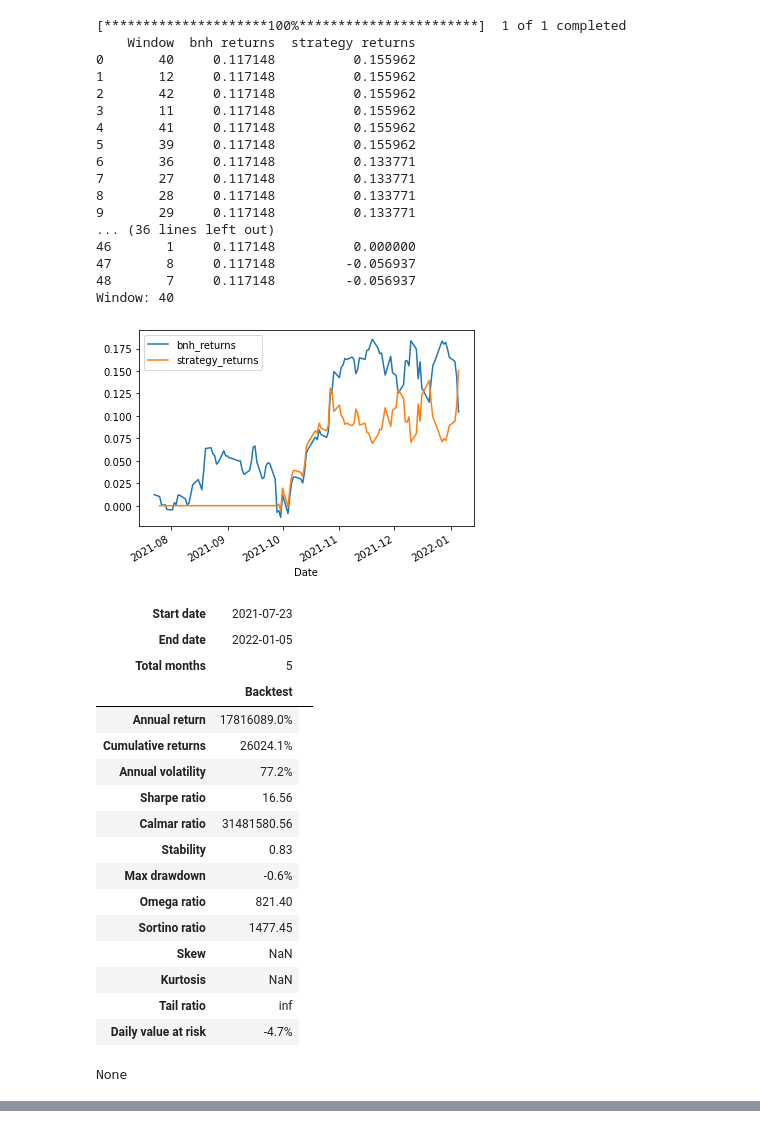
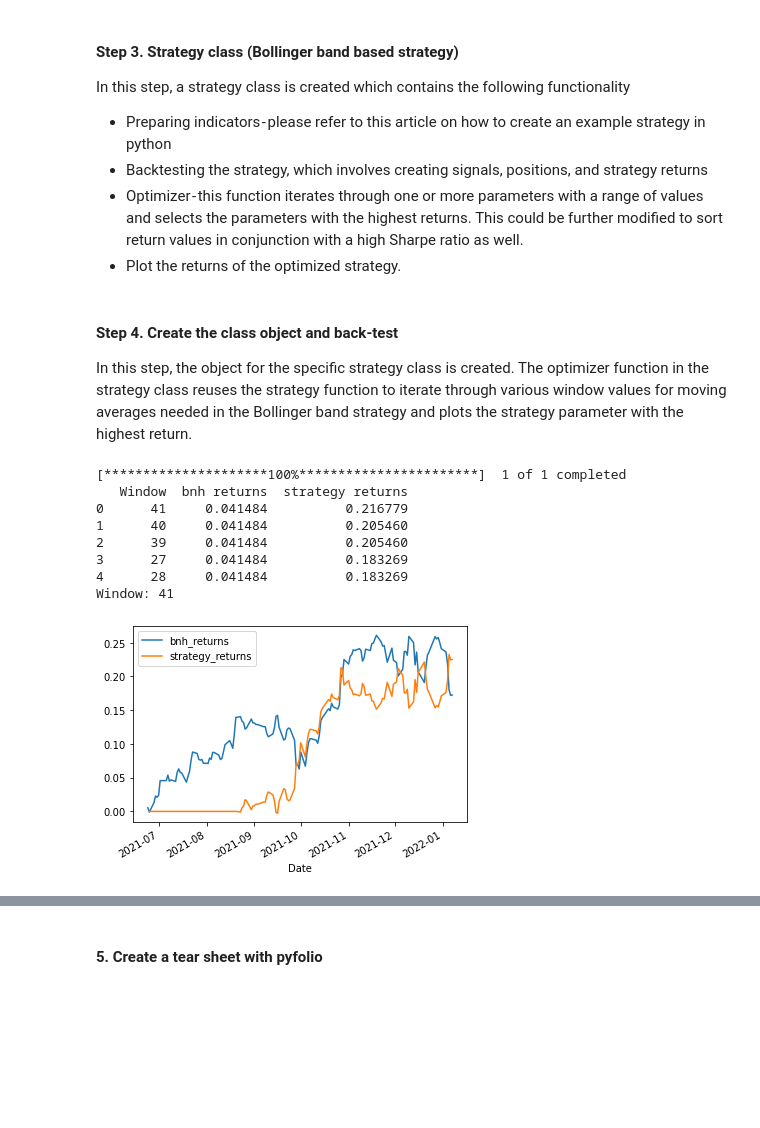
Before and after one commit to karthikramx/Algorithmic-Trading-optimize-back-test, a Jupyter notebook: Optimizing trading strategies during back-tests.ipynb, the cells around one changed output, grey strips where cells are left out. Saved outputs shown, nothing was run; the diff lists cells and outputs as text; code cells hidden in the pictures; blank space fills up the shorter version.

```diff
--- a/Optimizing trading strategies during back-tests.ipynb
+++ b/Optimizing trading strategies during back-tests.ipynb
@@ -29,5 +37,6 @@ import pyfolio as pf
 # %%
 class FinancialData:
+    # initialize function
     def __init__(self, symbol='TSLA', end=dt.datetime.today(), days=168):
         self.symbol = symbol
         self.start = end - pd.Timedelta(days=days)
@@ -35,25 +44,37 @@ class FinancialData:
         self.retrieve_data(self.symbol, self.start, self.end)
         self.prepare_data()
 
+    # function call to retrieve daily data
     def retrieve_data(self, symbol, start, end):
         self.data = yf.download(symbol, start=start, end=end)
 
+    # preparing data - adding daily returns and buy/hold returns column
     def prepare_data(self):
         self.data['daily_returns'] = np.log(self.data['Adj Close'] \
                                     / self.data['Adj Close'].shift(1))
         self.data['bnh_returns'] = self.data['daily_returns'].cumsum()
         self.data.dropna(inplace=True)
 
+    # function to plot a list of attributes in the pandas data frame
     def plot_data(self, attribute_list):
         self.data[attribute_list].plot()
         plt.show()
 
+    # plotting strategy returns
     def plot_strategy_returns(self):
         self.plot_data(['bnh_returns', 'strategy_returns'])
 
+    # function to create a simple tear sheet using pyfolio
     def create_simple_tear_sheet(self):
         pf.display(\
-        pf.create_simple_tear_sheet(self.data['strategy_returns']))
+        pf.create_simple_tear_sheet(self.data['strategy_returns'].diff()))
+# %% [markdown]
+#### Step 3. Strategy class (Bollinger band based strategy)
+In this step, a strategy class is created which contains the following functionality
++ Preparing indicators - please refer to this article on how to create an example strategy in python
++ Backtesting the strategy, which involves creating signals, positions, and strategy returns
++ Optimizer - this function iterates through one or more parameters with a range of values and selects the parameters with the highest returns. This could be further modified to sort return values in conjunction with a high Sharpe ratio as well.
++ Plot the returns of the optimized strategy.
 # %%
 class BollingerBandBacktester(FinancialData):
     def prepare_indicators(self, window):
@@ -78,9 +99,10 @@ class BollingerBandBacktester(FinancialData):
                  (self.data['Adj Close'].shift(1) >= self.data['lower_band']), 1, 0)
 
         # SELL condition
-        self.data['signal'] = np.where((self.data['Adj Close'] > self.data['upper_band']) &
-                                       (self.data['Adj Close'].shift(1) <= self.data['upper_band']), -1,
-                                       self.data['signal'])
+        self.data['signal'] = \
+        np.where((self.data['Adj Close'] > self.data['upper_band']) &
+                 (self.data['Adj Close'].shift(1) <= self.data['upper_band']), -1,
+                  self.data['signal'])
 
         self.data['position'] = self.data['signal'].replace(to_replace=0, method='ffill')
         self.data['position'] = self.data['position'].shift()
@@ -105,7 +127,7 @@ class BollingerBandBacktester(FinancialData):
         self.results.sort_values(by='strategy returns', inplace=True, ascending=False)
         self.results = self.results.reset_index()
         self.results = self.results.drop("index", axis=1)
-        print(self.results)
+        print(self.results.head())
 
     def plot_optimized_bollinger_strategy_returns(self):
         if (len(self.results)) > 0:
@@ -113,45 +135,23 @@ class BollingerBandBacktester(FinancialData):
             print("Window:", window)
             self.backtest_strategy(window=window)
             self.plot_strategy_returns()
+# %% [markdown]
+#### Step 4. Create the class object and back-test
+In this step, the object for the specific strategy class is created. The optimizer function in the strategy class reuses the strategy function to iterate through various window values for moving averages needed in the Bollinger band strategy and plots the strategy parameter with the highest return.
 # %%
-Bollinger = BollingerBandBacktester(symbol="MSFT")
+_symbol = "MSFT"
+_end_date = dt.datetime.today()
+_days = 200
+Bollinger = BollingerBandBacktester(symbol=_symbol, end = _end_date, days = _days)
 Bollinger.optimize_bollinger_band_parameters(range(1, 50, 1))
 Bollinger.plot_optimized_bollinger_strategy_returns()
-Bollinger.create_simple_tear_sheet()
 # %% [output]
 [*********************100%***********************]  1 of 1 completed
-    Window  bnh returns  strategy returns
-0       40     0.117148          0.155962
-1       12     0.117148          0.155962
-2       42     0.117148          0.155962
-3       11     0.117148          0.155962
-4       41     0.117148          0.155962
-5       39     0.117148          0.155962
-6       36     0.117148          0.133771
-7       27     0.117148          0.133771
-8       28     0.117148          0.133771
-9       29     0.117148          0.133771
-... (36 lines left out)
-46       1     0.117148          0.000000
-47       8     0.117148         -0.056937
-48       7     0.117148         -0.056937
-Window: 40
+   Window  bnh returns  strategy returns
+0      41     0.041484          0.216779
+1      40     0.041484          0.205460
+2      39     0.041484          0.205460
+3      27     0.041484          0.183269
+4      28     0.041484          0.183269
+Window: 41
-[figure, old version]
+[figure, new version]
-| Start date | 2021-07-23 |  |
-| End date | 2022-01-05 |  |
-| Total months | 5 |  |
-|  | Backtest |
-| Annual return | 17816089.0% |
-| Cumulative returns | 26024.1% |
-| Annual volatility | 77.2% |
-| Sharpe ratio | 16.56 |
-| Calmar ratio | 31481580.56 |
-| Stability | 0.83 |
-| Max drawdown | -0.6% |
-| Omega ratio | 821.40 |
-| Sortino ratio | 1477.45 |
-| Skew | NaN |
-| Kurtosis | NaN |
-| Tail ratio | inf |
-| Daily value at risk | -4.7% |
-None
@@ -158,0 +158,2 @@ None
+# %% [markdown]
+#### 5. Create a tear sheet with pyfolio
```
Also changed, not shown: parts of 7 cells of this notebook.
